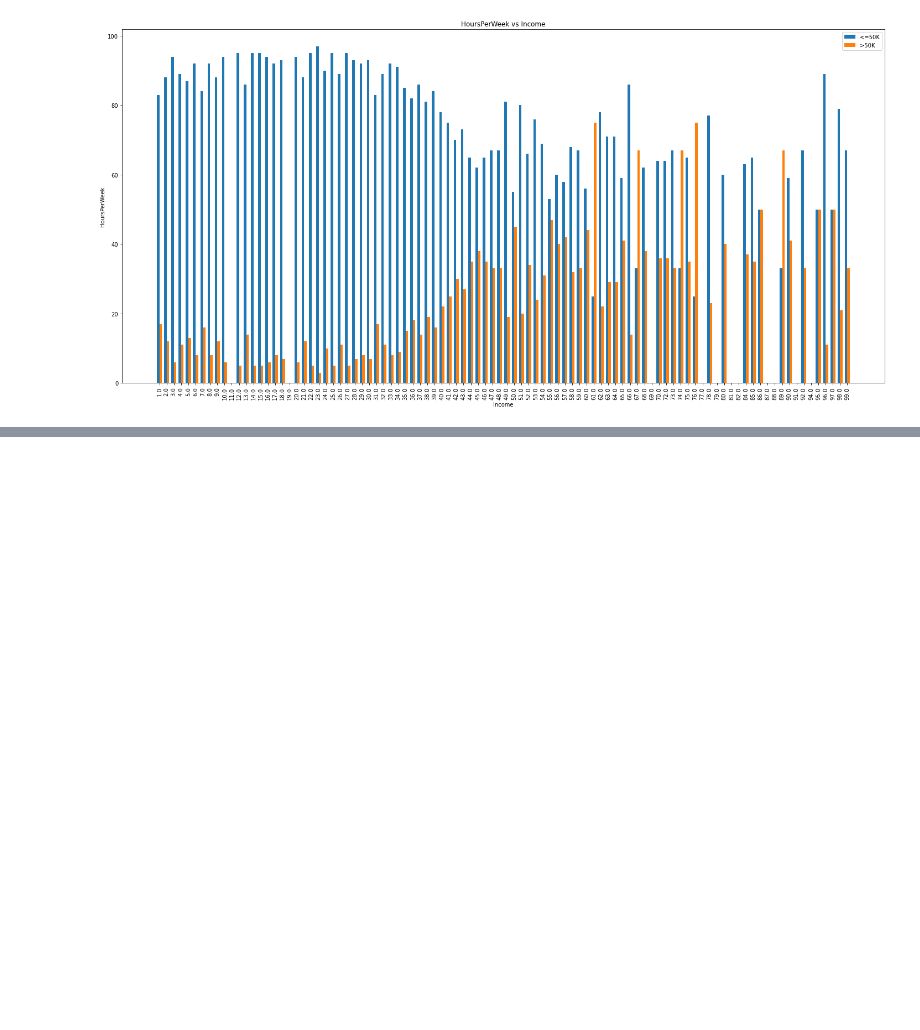
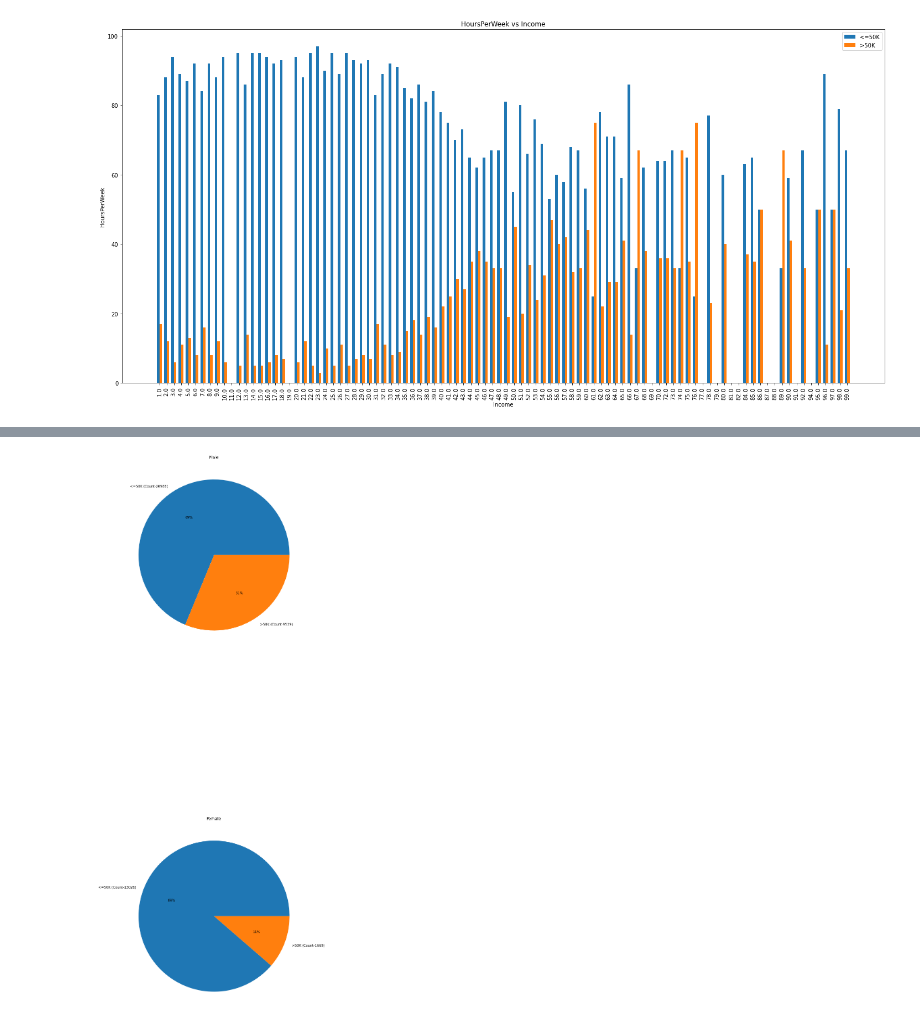
Before and after one commit to Abhik91/CSE578-Data-Visualization, a Jupyter notebook: IncomeAnalysis.ipynb, the cells around one changed output, grey strips where cells are left out. Drawn from its saved outputs; the diff is of its cells as text; code cells hidden in the pictures; blank space fills up the shorter version.

```diff
--- a/IncomeAnalysis.ipynb
+++ b/IncomeAnalysis.ipynb
@@ -290,0 +295,4 @@ plot_pie_chart("MaritalStatus")
+# %%
+plot_pie_chart_unique("Sex")
+# %% [output]
+[figure, added]
```
Also changed, not shown: parts of 5 cells of this notebook.
